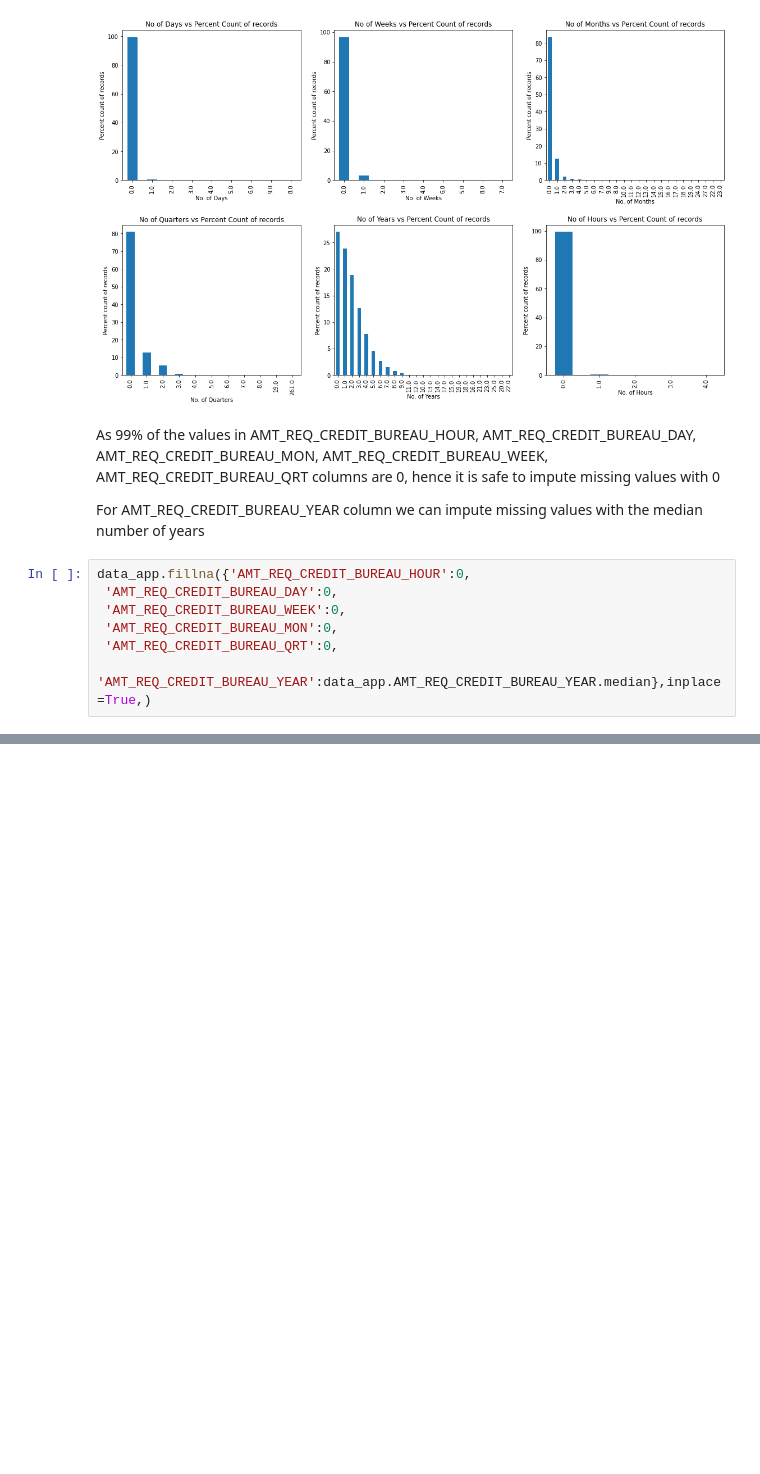
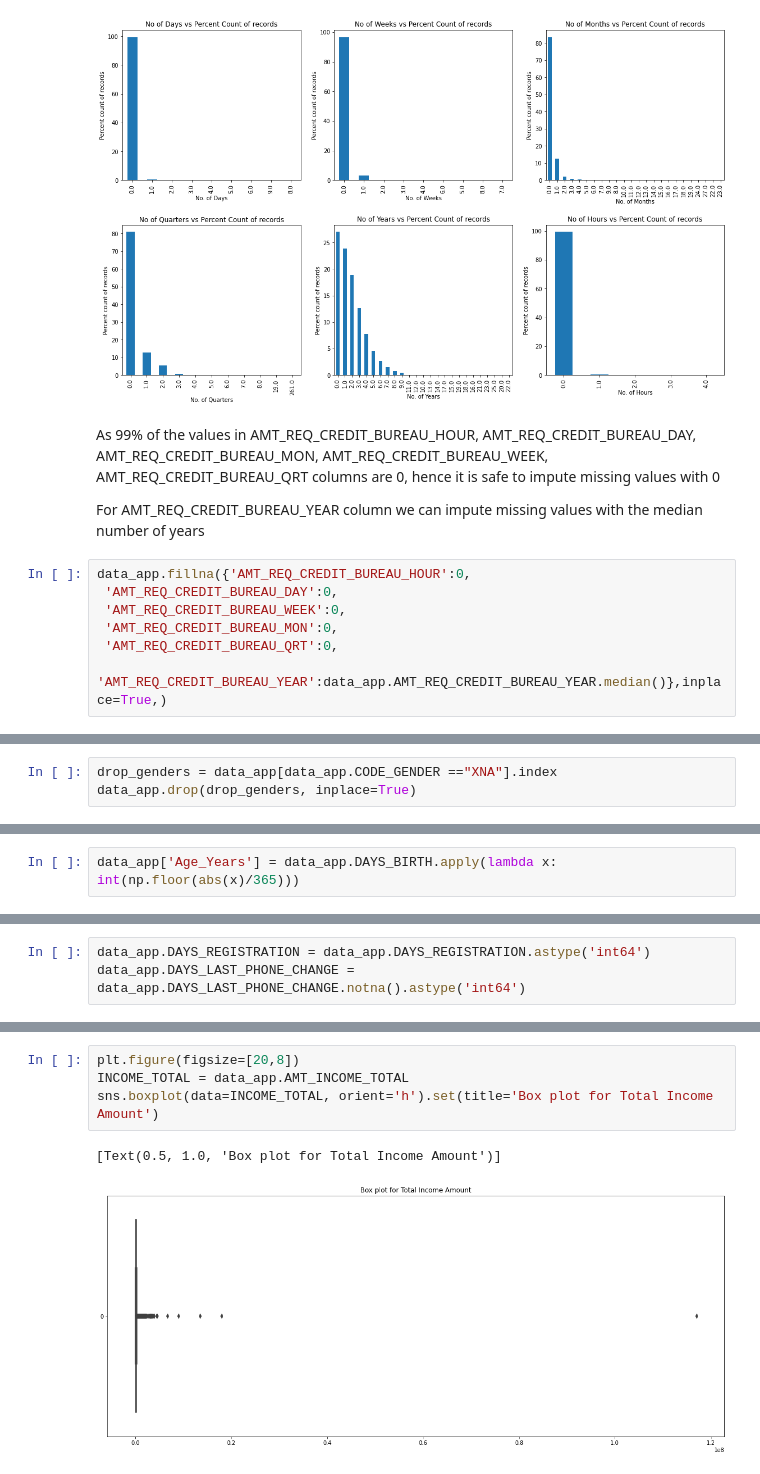
Before and after one commit to GaikwadChinmay/EDA-Case-Study-Bank-Loans, a Jupyter notebook: EDA_Case_Study_UpGrad.ipynb, the cells around one changed output, grey strips where cells are left out. Cells and saved outputs as stored; diff of their text form; blank space fills up the shorter version.

```diff
--- a/EDA_Case_Study_UpGrad.ipynb
+++ b/EDA_Case_Study_UpGrad.ipynb
@@ -229,4 +243,4 @@ data_app.fillna({'AMT_REQ_CREDIT_BUREAU_HOUR':0,
  'AMT_REQ_CREDIT_BUREAU_WEEK':0,
  'AMT_REQ_CREDIT_BUREAU_MON':0,
  'AMT_REQ_CREDIT_BUREAU_QRT':0,
- 'AMT_REQ_CREDIT_BUREAU_YEAR':data_app.AMT_REQ_CREDIT_BUREAU_YEAR.median},inplace=True,)
+ 'AMT_REQ_CREDIT_BUREAU_YEAR':data_app.AMT_REQ_CREDIT_BUREAU_YEAR.median()},inplace=True,)
@@ -252,0 +323,3 @@ memory usage: 171.3+ MB
+# %%
+drop_genders = data_app[data_app.CODE_GENDER =="XNA"].index
+data_app.drop(drop_genders, inplace=True)
@@ -252,0 +391,2 @@ memory usage: 171.3+ MB
+# %%
+data_app['Age_Years'] = data_app.DAYS_BIRTH.apply(lambda x: int(np.floor(abs(x)/365)))
@@ -252,0 +427,3 @@ memory usage: 171.3+ MB
+# %%
+data_app.DAYS_REGISTRATION = data_app.DAYS_REGISTRATION.astype('int64')
+data_app.DAYS_LAST_PHONE_CHANGE = data_app.DAYS_LAST_PHONE_CHANGE.notna().astype('int64')
@@ -252,0 +468,7 @@ memory usage: 171.3+ MB
+# %%
+plt.figure(figsize=[20,8])
+INCOME_TOTAL = data_app.AMT_INCOME_TOTAL
+sns.boxplot(data=INCOME_TOTAL, orient='h').set(title='Box plot for Total Income Amount')
+# %% [output]
+[Text(0.5, 1.0, 'Box plot for Total Income Amount')]
+[figure, added]
```
Also changed, not shown: parts of 49 cells of this notebook.
